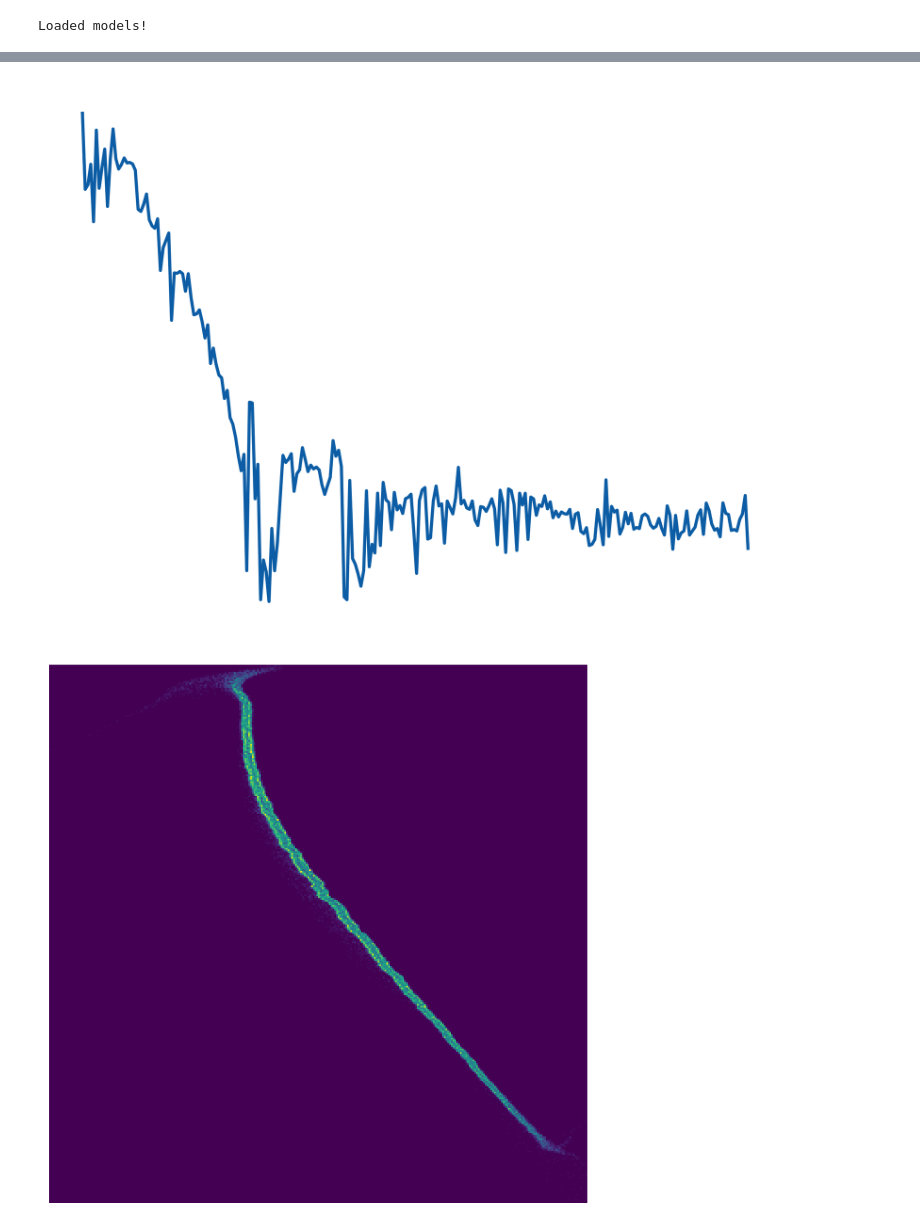
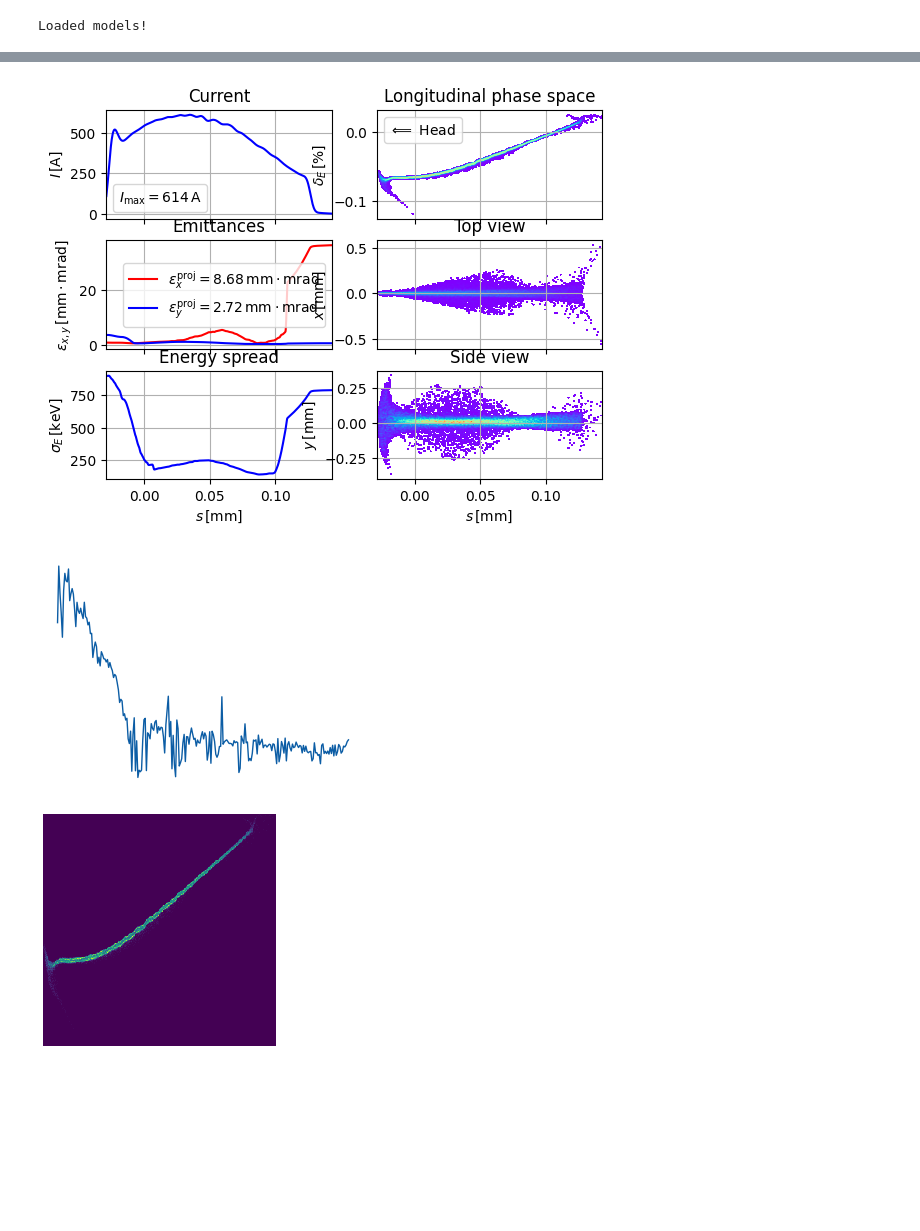
Before and after one commit to jank324/spectral-vd-euxfel, a Jupyter notebook: figures.ipynb, the cells around one changed output, grey strips where cells are left out. Saved outputs shown, nothing was run; the diff lists cells and outputs as text; code cells hidden in the pictures; blank space fills up the shorter version.

```diff
--- a/figures.ipynb
+++ b/figures.ipynb
@@ -215,22 +215,42 @@ plt.rcParams['font.size'] = 8.0
+# %%
+from pathlib import Path
+
+import ocelot as oc
+from ocelot.gui.accelerator import show_e_beam
+import pandas as pd
+
+plt.style.use("default")
+
+df = pd.read_pickle("data/zihan/data_20220905_test.pkl")
+
+filename = Path(df.iloc[sample]["file"])
+particles = oc.load_particle_array("data/zihan/particles" / filename)
+show_e_beam(particles)
+# %% [output]
+[figure, added]
 # %%
 plt.style.use("science")
 # %%
 # For neural network flowchart in paper
 
 plt.plot(lps_dataset_test.formfactors[samples[-1]])
 plt.axis("off")
 plt.tight_layout()
 plt.savefig("figures/THPL019_f1_formfactor.png", dpi=300)
 plt.show()
 
-plt.imshow(lps_dataset_test.lps_images[samples[-1]], vmin=0, interpolation="nearest")
+plt.imshow(
+    np.flipud(lps_dataset_test.lps_images[samples[-1]].transpose()),
+    vmin=0,
+    interpolation="nearest",
+)
 plt.axis("off")
 plt.tight_layout()
 plt.savefig("figures/THPL019_f1_lps_image.png", dpi=300)
 plt.show()
 # %% [output]
-[figure, old version]
+[figure, new version]
-[figure, old version]
+[figure, new version]
 # %%
 # For overview flowchart on poster
 
```
Also changed, not shown: parts of 3 cells of this notebook, 3 other files.
